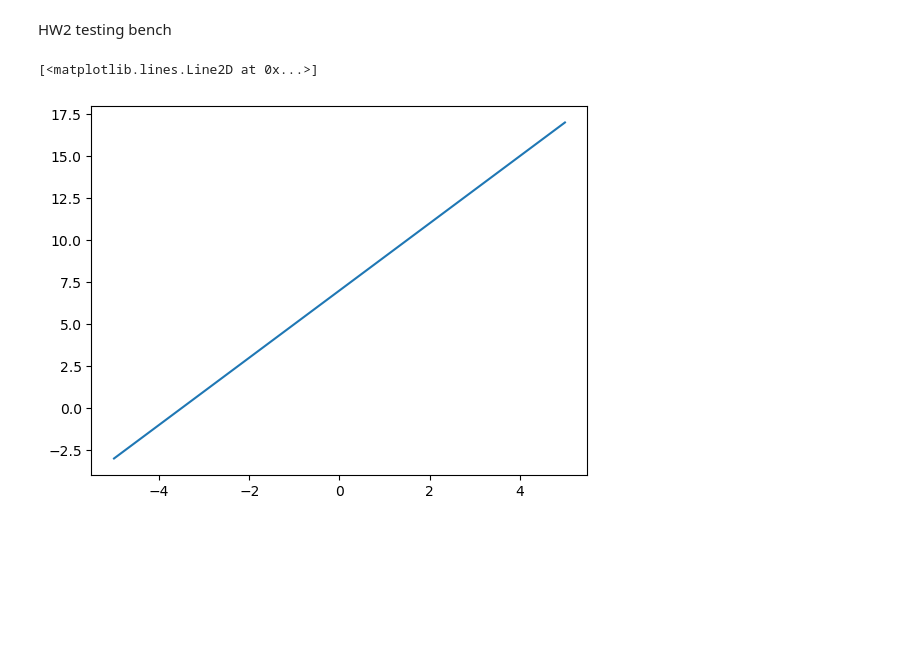
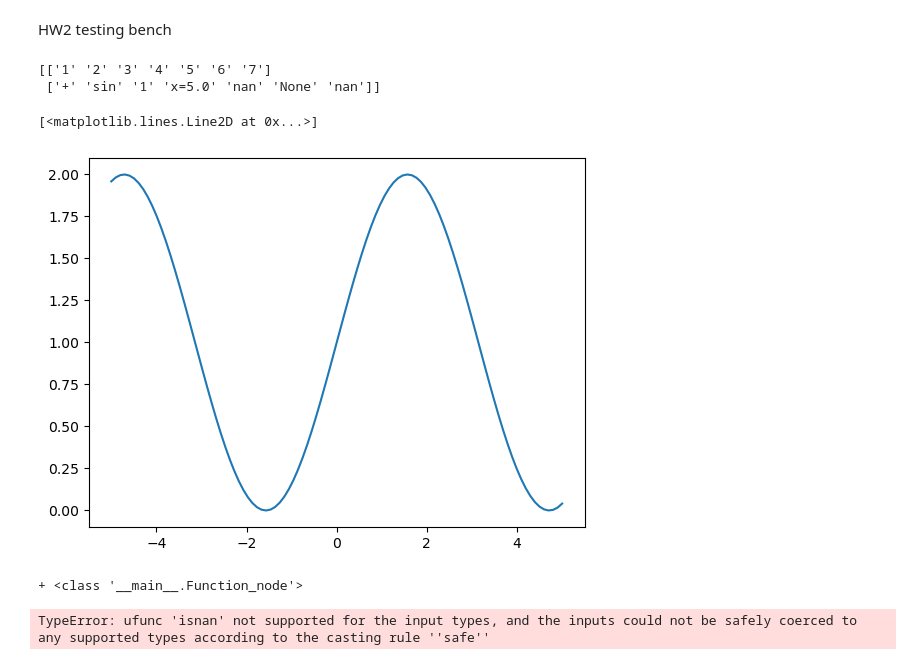
Before and after one commit to EMintzias/Symbolic-Regression-EA, a Jupyter notebook: HW2_notebook.ipynb, the cells around one changed output. Cells and saved outputs as stored; diff of their text form; code cells hidden in the pictures; blank space fills up the shorter version.

```diff
--- a/HW2_notebook.ipynb
+++ b/HW2_notebook.ipynb
@@ -37,6 +38,9 @@ class Function_node:
 
         else:
             return f"{self.function_name}"
+
+    def __isnan__(self):
+        return False
 # %%
 # https://github.com/swacad/numpy-heap/blob/master/heap.py
 #Starting at index 1~
@@ -191,17 +230,32 @@ class NP_Heap(Function_node):
 # %%
 t1 = NP_Heap(length = 2)
 t1.heap[0] = Function_node('ERR')
 t1.heap[1] = Function_node('+')
-t1.insert(parent_indx = 1,position= 'L', node_obj = Function_node('*'))
-t1.insert(parent_indx = 1,position= 'R', node_obj = Function_node('const', value = 7))
-t1.insert(parent_indx = 2,position= 'L', node_obj = Function_node('const', value = 2))
-t1.insert(parent_indx = 2,position= 'R', node_obj = Function_node('var'))
+t1.insert(parent_indx = 1,position= 'L', node_obj = Function_node('sin'))
+t1.insert(parent_indx = 1,position= 'R', node_obj = Function_node('const', value = 1))
+t1.insert(parent_indx = 2,position= 'L', node_obj = Function_node('var'))
+#t1.insert(parent_indx = 2,position= 'R', node_obj = Function_node('var'))
+#t1.insert(parent_indx = 3,position= 'R', node_obj = Function_node('const', value = 3.14))
 
+
+
+t1.evaluate(X= 0)
 x_arr = np.linspace(-5,5,100)
 
 y = [t1.evaluate(X = x) for x in x_arr]
-
+t1.heap[6] = None
+t1.print_arr()
 plt.plot(x_arr,y)
 # %% [output]
-[<matplotlib.lines.Line2D at 0x...>]
+[['1' '2' '3' '4' '5' '6' '7']
+ ['+' 'sin' '1' 'x=5.0' 'nan' 'None' 'nan']]
+[<matplotlib.lines.Line2D at 0x...>]
-[figure, old version]
+[figure, new version]
+# %%
+a = Function_node('+')
+print(a, type(a))
+
+print(np.isnan(a))
+# %% [output]
++ <class '__main__.Function_node'>
+TypeError: ufunc 'isnan' not supported for the input types, and the inputs could not be safely coerced to any supported types according to the casting rule ''safe''
```
Also changed, not shown: parts of 2 cells of this notebook, 4 other files.
